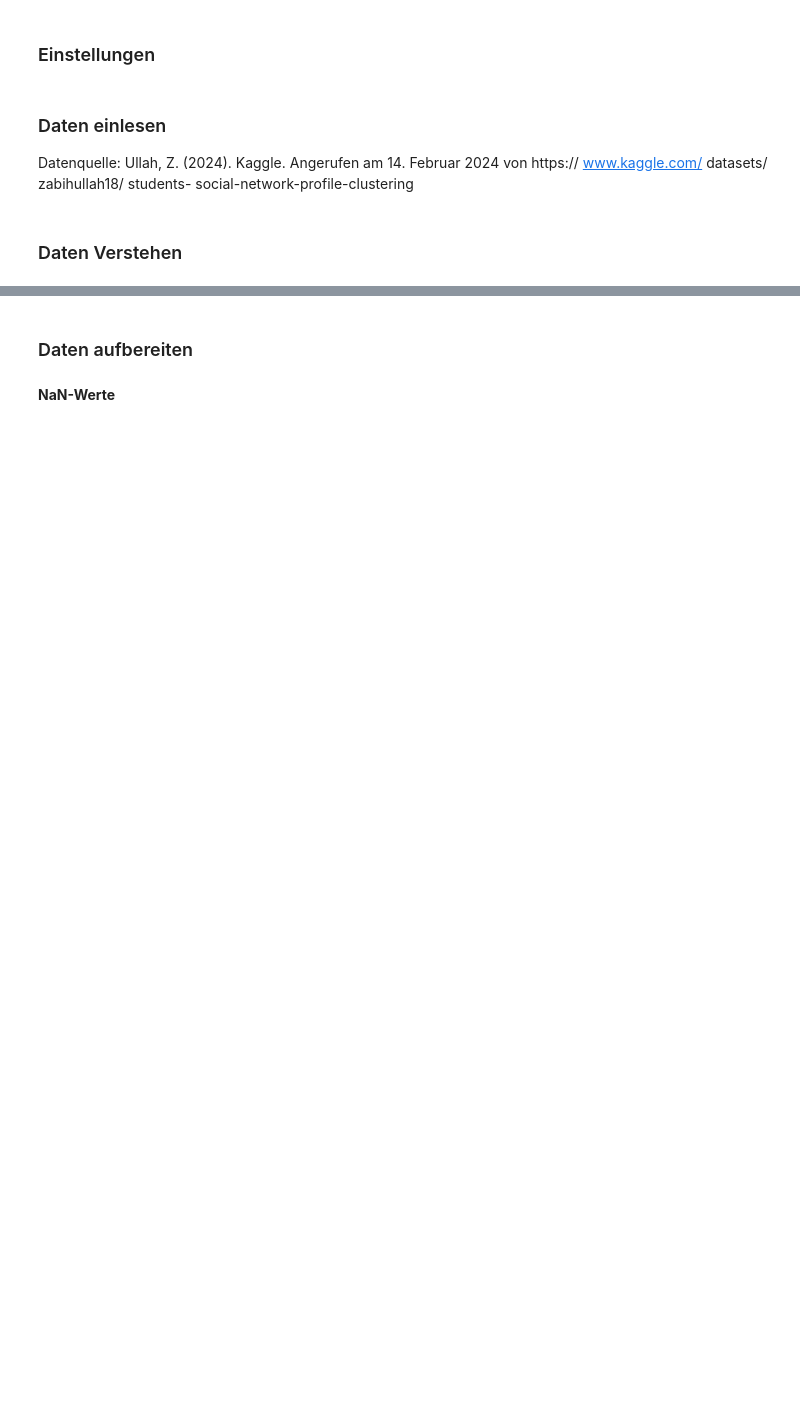
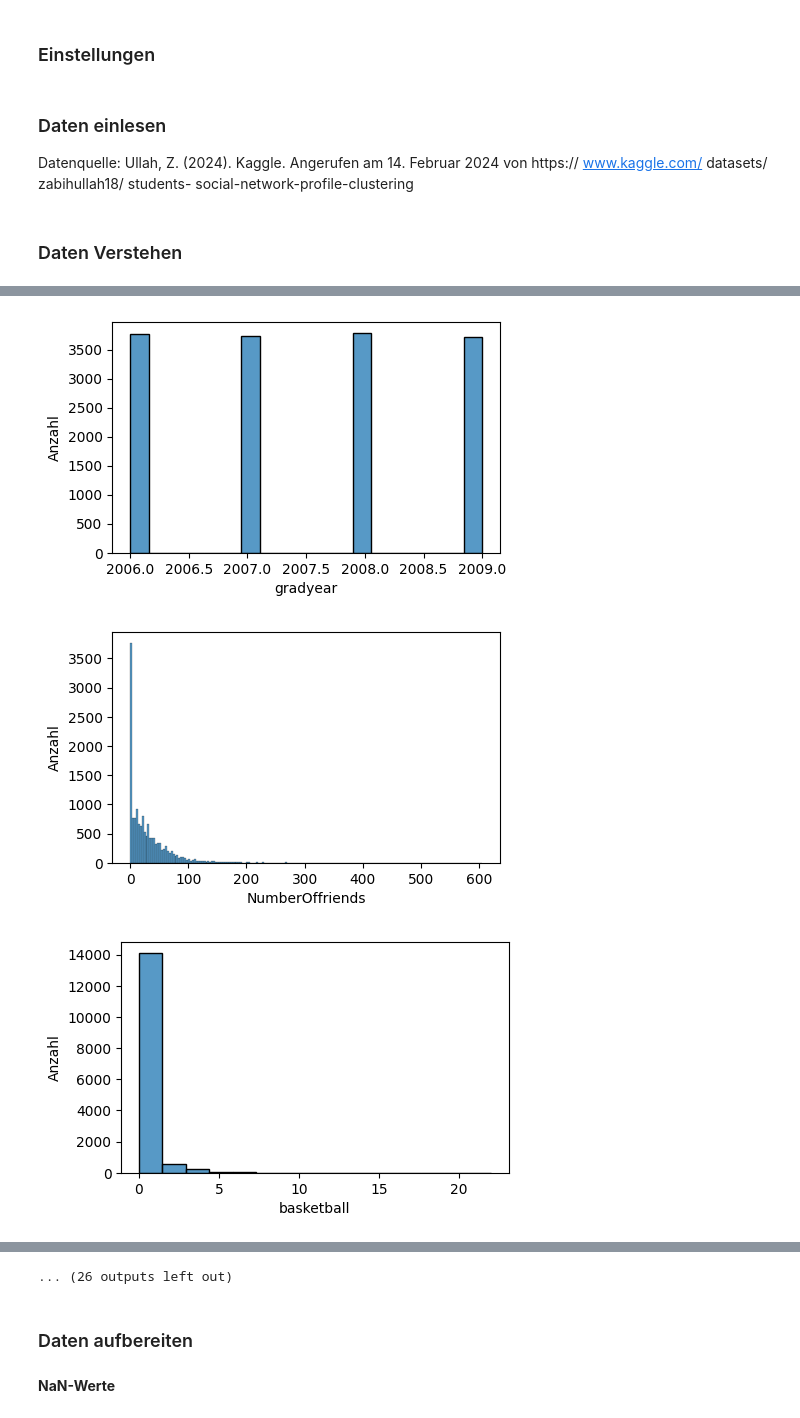
Before and after one commit to juliisch/DAMI01-Data-Mining, a Jupyter notebook: DAMI01_JuliaSchmid.ipynb, the cells around one changed output, grey strips where cells are left out. Drawn from its saved outputs; the diff is of its cells as text; code cells hidden in the pictures; blank space fills up the shorter version.

```diff
--- a/DAMI01_JuliaSchmid.ipynb
+++ b/DAMI01_JuliaSchmid.ipynb
@@ -73,8 +117,12 @@ print(categorical_var)
 # %%
 # # Numerische Variablen plotten
-# for i in numerical_var:
-#     plt.figure(figsize=(5, 3))
-#     sns.histplot(data=df, x=i)
-#     plt.xlabel(i)
-#     plt.ylabel('Anzahl')
-#     plt.show()
+for i in numerical_var:
+    plt.figure(figsize=(5, 3))
+    sns.histplot(data=df, x=i)
+    plt.xlabel(i)
+    plt.ylabel('Anzahl')
+    plt.show()
+# %% [output]
+[figure, added]
+[figure, added]
+[figure, added]
@@ -81,3 +138,4 @@ print(categorical_var)
+... (26 outputs left out)
 # %% [markdown]
 ### Daten aufbereiten
 # %% [markdown]
```
Also changed, not shown: parts of 57 cells of this notebook.
